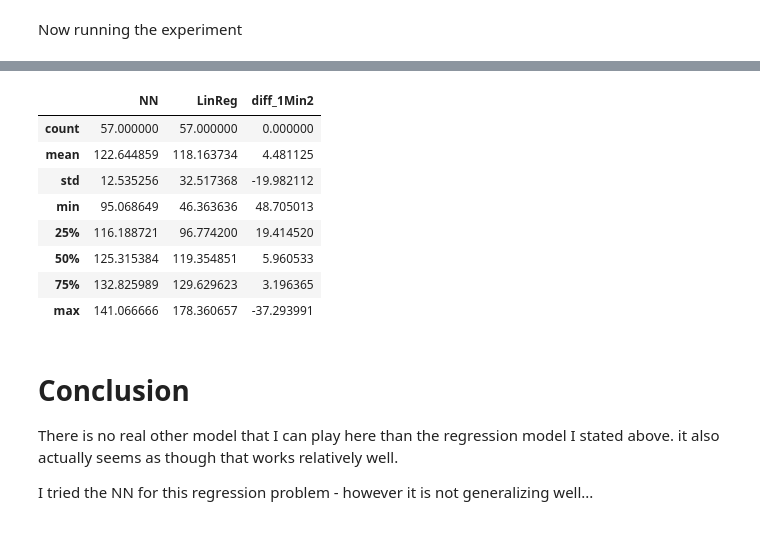
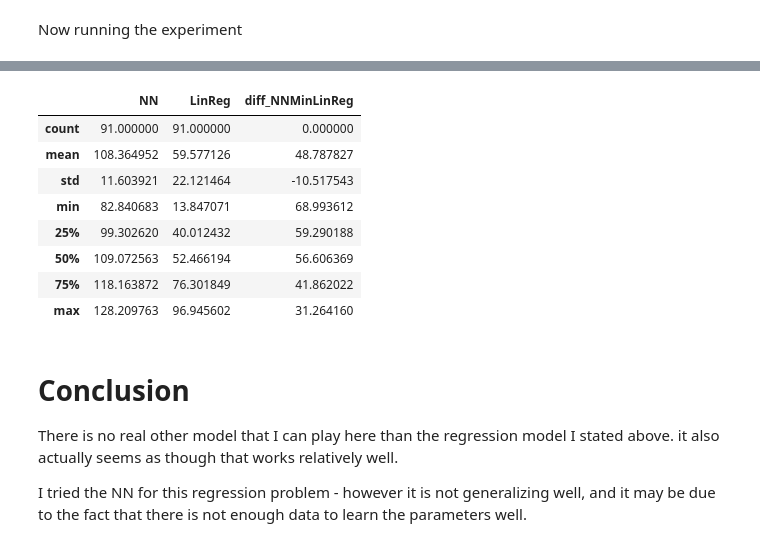
Before and after one commit to jcstrydom/black-jack, a Jupyter notebook: notebooks/regression_modeling.ipynb, the cells around one changed output, grey strips where cells are left out. Saved outputs shown, nothing was run; the diff lists cells and outputs as text; code cells hidden in the pictures.

```diff
--- a/notebooks/regression_modeling.ipynb
+++ b/notebooks/regression_modeling.ipynb
@@ -442,22 +442,22 @@ plt.show()
 # %%
 describe_df = pd.DataFrame(model(X_test_tc).detach().numpy()).describe()
 describe_df.columns = ['NN']
 describe_df['LinReg'] = pd.DataFrame(B@x).describe()
-describe_df['diff_1Min2'] = describe_df['NN'] - describe_df['LinReg']
+describe_df['diff_NNMinLinReg'] = describe_df['NN'] - describe_df['LinReg']
 describe_df.head(10)
 # %% [output]
-|  | NN | LinReg | diff_1Min2 |
-| count | 57.000000 | 57.000000 | 0.000000 |
-| mean | 122.644859 | 118.163734 | 4.481125 |
-| std | 12.535256 | 32.517368 | -19.982112 |
-| min | 95.068649 | 46.363636 | 48.705013 |
-| 25% | 116.188721 | 96.774200 | 19.414520 |
-| 50% | 125.315384 | 119.354851 | 5.960533 |
-| 75% | 132.825989 | 129.629623 | 3.196365 |
-| max | 141.066666 | 178.360657 | -37.293991 |
+|  | NN | LinReg | diff_NNMinLinReg |
+| count | 91.000000 | 91.000000 | 0.000000 |
+| mean | 108.364952 | 59.577126 | 48.787827 |
+| std | 11.603921 | 22.121464 | -10.517543 |
+| min | 82.840683 | 13.847071 | 68.993612 |
+| 25% | 99.302620 | 40.012432 | 59.290188 |
+| 50% | 109.072563 | 52.466194 | 56.606369 |
+| 75% | 118.163872 | 76.301849 | 41.862022 |
+| max | 128.209763 | 96.945602 | 31.264160 |
 # %% [markdown]
 # Conclusion
 
 There is no real other model that I can play here than the regression model I stated above. it also actually seems as though that works relatively well.
 
-I tried the NN for this regression problem - however it is not generalizing well...
+I tried the NN for this regression problem - however it is not generalizing well, and it may be due to the fact that there is not enough data to learn the parameters well.
```
Also changed, not shown: parts of 10 cells of this notebook, 2 other files.
